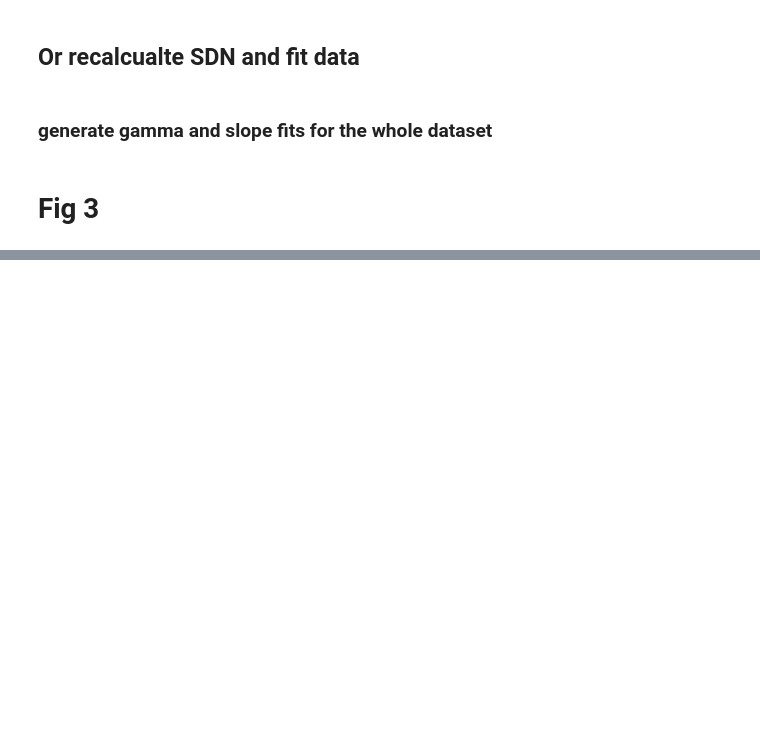
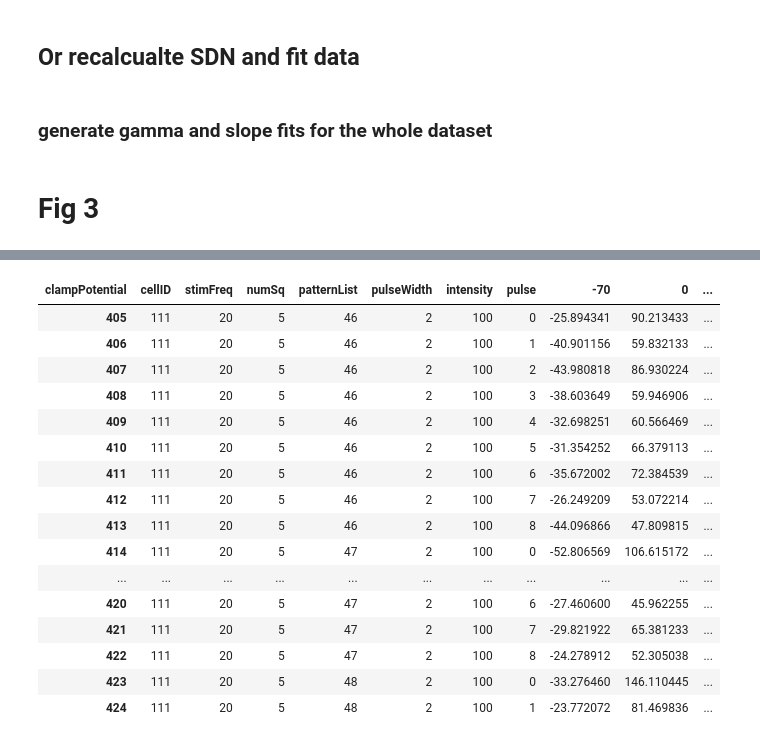
Before and after one commit to AdityaAsopa/Analysis, a Jupyter notebook: Figure3.ipynb, the cells around one changed output, grey strips where cells are left out. Drawn from its saved outputs; the diff is of its cells as text; code cells hidden in the pictures; blank space fills up the shorter version.

```diff
--- a/Figure3.ipynb
+++ b/Figure3.ipynb
@@ -376,0 +457,20 @@ def gamma_distribution(df_sdn, fitdf=None, x='expected_response', y='observed_re
+# %%
+ebyi_df_raw.head(20)
+# %% [output]
+| clampPotential | cellID | stimFreq | numSq | patternList | pulseWidth | intensity | pulse | -70 | 0 | ... |
+| 405 | 111 | 20 | 5 | 46 | 2 | 100 | 0 | -25.894341 | 90.213433 | ... |
+| 406 | 111 | 20 | 5 | 46 | 2 | 100 | 1 | -40.901156 | 59.832133 | ... |
+| 407 | 111 | 20 | 5 | 46 | 2 | 100 | 2 | -43.980818 | 86.930224 | ... |
+| 408 | 111 | 20 | 5 | 46 | 2 | 100 | 3 | -38.603649 | 59.946906 | ... |
+| 409 | 111 | 20 | 5 | 46 | 2 | 100 | 4 | -32.698251 | 60.566469 | ... |
+| 410 | 111 | 20 | 5 | 46 | 2 | 100 | 5 | -31.354252 | 66.379113 | ... |
+| 411 | 111 | 20 | 5 | 46 | 2 | 100 | 6 | -35.672002 | 72.384539 | ... |
+| 412 | 111 | 20 | 5 | 46 | 2 | 100 | 7 | -26.249209 | 53.072214 | ... |
+| 413 | 111 | 20 | 5 | 46 | 2 | 100 | 8 | -44.096866 | 47.809815 | ... |
+| 414 | 111 | 20 | 5 | 47 | 2 | 100 | 0 | -52.806569 | 106.615172 | ... |
+| ... | ... | ... | ... | ... | ... | ... | ... | ... | ... | ... |
+| 420 | 111 | 20 | 5 | 47 | 2 | 100 | 6 | -27.460600 | 45.962255 | ... |
+| 421 | 111 | 20 | 5 | 47 | 2 | 100 | 7 | -29.821922 | 65.381233 | ... |
+| 422 | 111 | 20 | 5 | 47 | 2 | 100 | 8 | -24.278912 | 52.305038 | ... |
+| 423 | 111 | 20 | 5 | 48 | 2 | 100 | 0 | -33.276460 | 146.110445 | ... |
+| 424 | 111 | 20 | 5 | 48 | 2 | 100 | 1 | -23.772072 | 81.469836 | ... |
```
Also changed, not shown: parts of 14 cells of this notebook, 9 other files.
